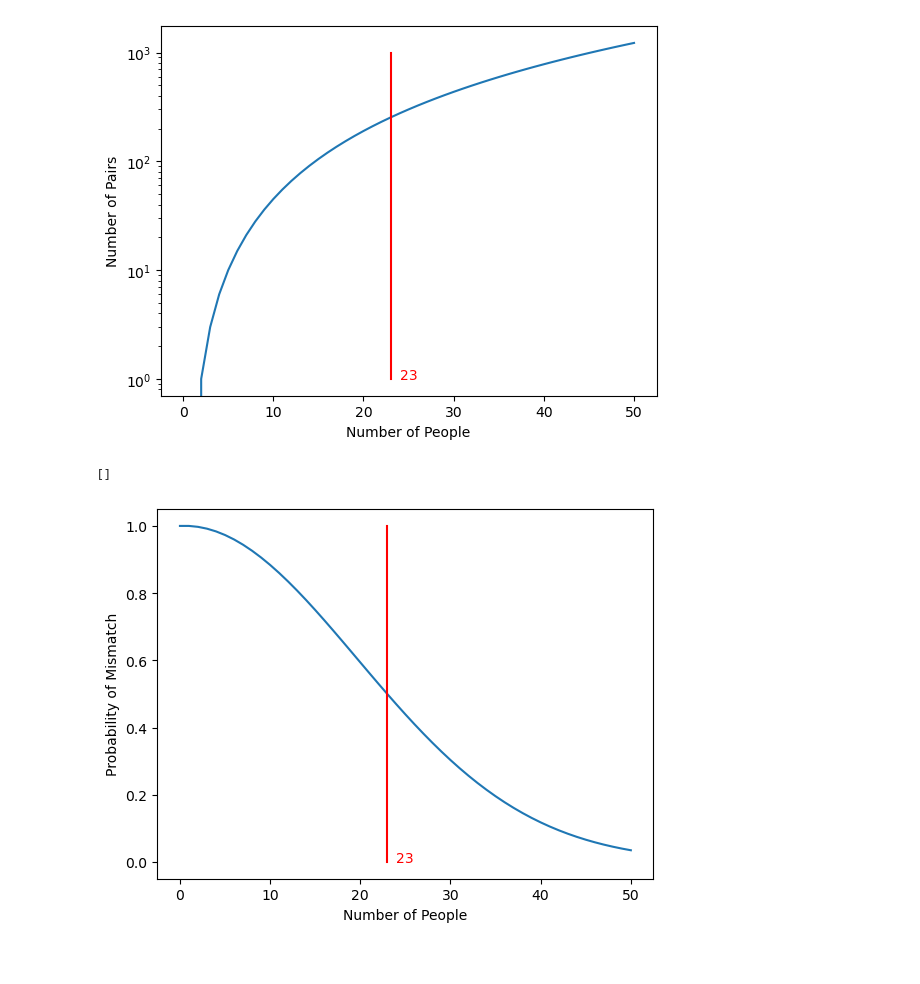
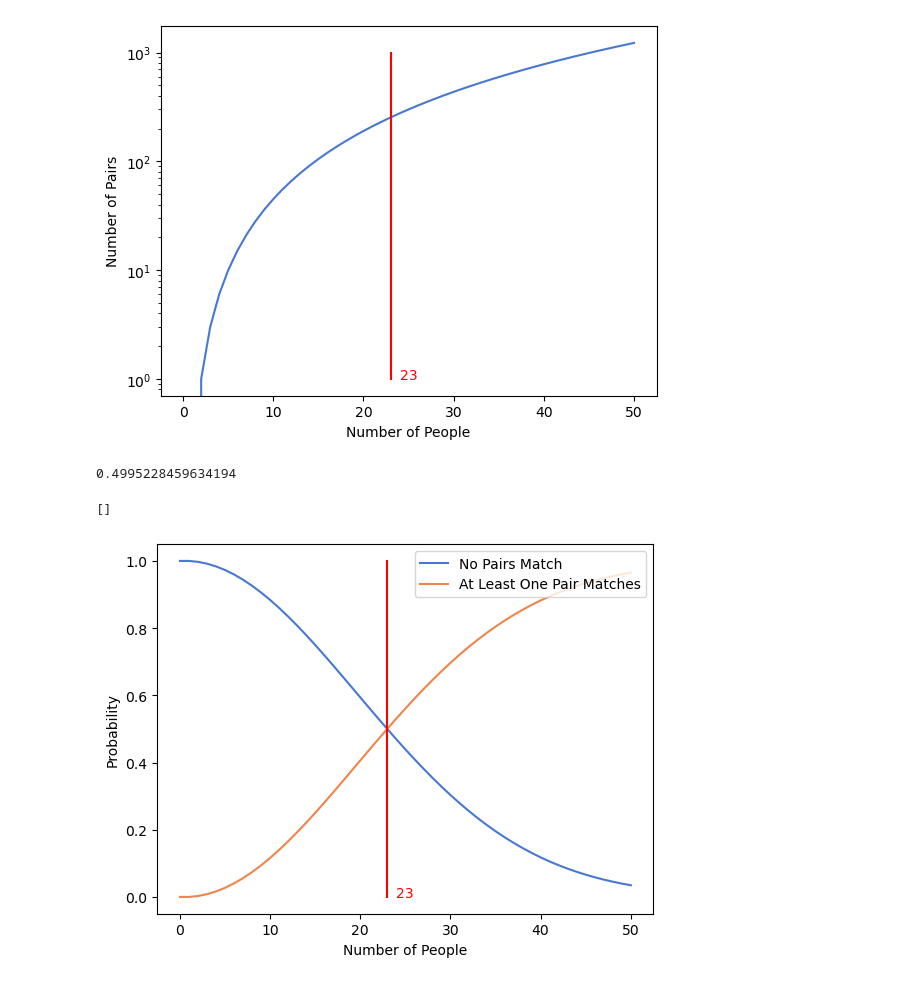
Before and after one commit to flapbat/RandomProjects, a Jupyter notebook: BirthdayProblem.ipynb, the cells around one changed output. Cells and saved outputs as stored; diff of their text form; code cells hidden in the pictures.

```diff
--- a/BirthdayProblem.ipynb
+++ b/BirthdayProblem.ipynb
@@ -1,3 +5,5 @@
 # %%
 import numpy as np
 import matplotlib.pyplot as plt
+import seaborn as sns
+sns.set_palette("muted")
@@ -42,15 +56,21 @@ def find_prob_mis(n):
     prob_one_mismatch = 1- 1/365
     prob_mismatch = prob_one_mismatch**num_pairs
     return prob_mismatch
+# %%
+find_prob_mis(23)
+# %% [output]
+0.4995228459634194
 # %%
 ns = np.linspace(0,50, 51)
 probs_mis = find_prob_mis(ns)
-plt.plot(ns, probs_mis)
+plt.plot(ns, probs_mis, label = "No Pairs Match")
+plt.plot(ns, probs, label = "At Least One Pair Matches")
 plt.xlabel("Number of People")
-plt.ylabel("Probability of Mismatch")
+plt.ylabel("Probability")
 plt.plot([23,23],[0,1], color = "red")
 plt.annotate("23", xy = (24,0), color = "red")
+plt.legend(loc = "upper right")
 plt.plot()
 # %% [output]
 []
-[figure, old version]
+[figure, new version]
```
Also changed, not shown: parts of 2 cells of this notebook.
